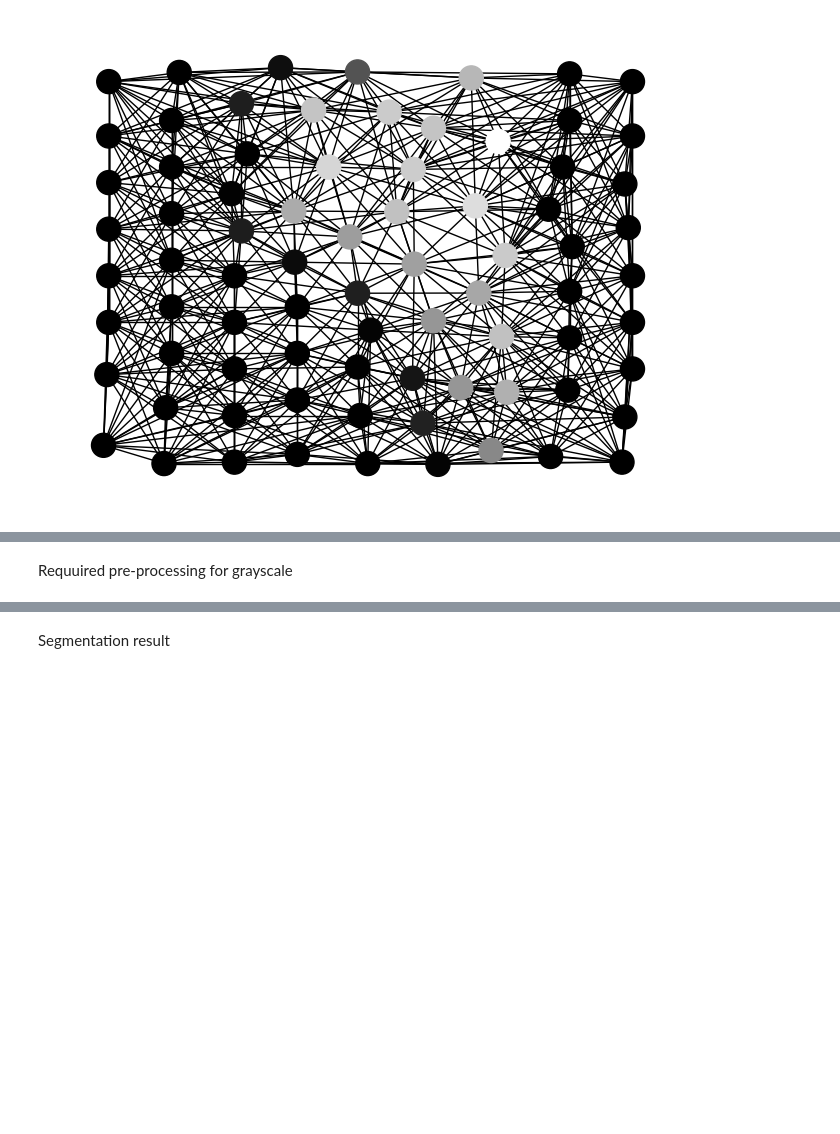
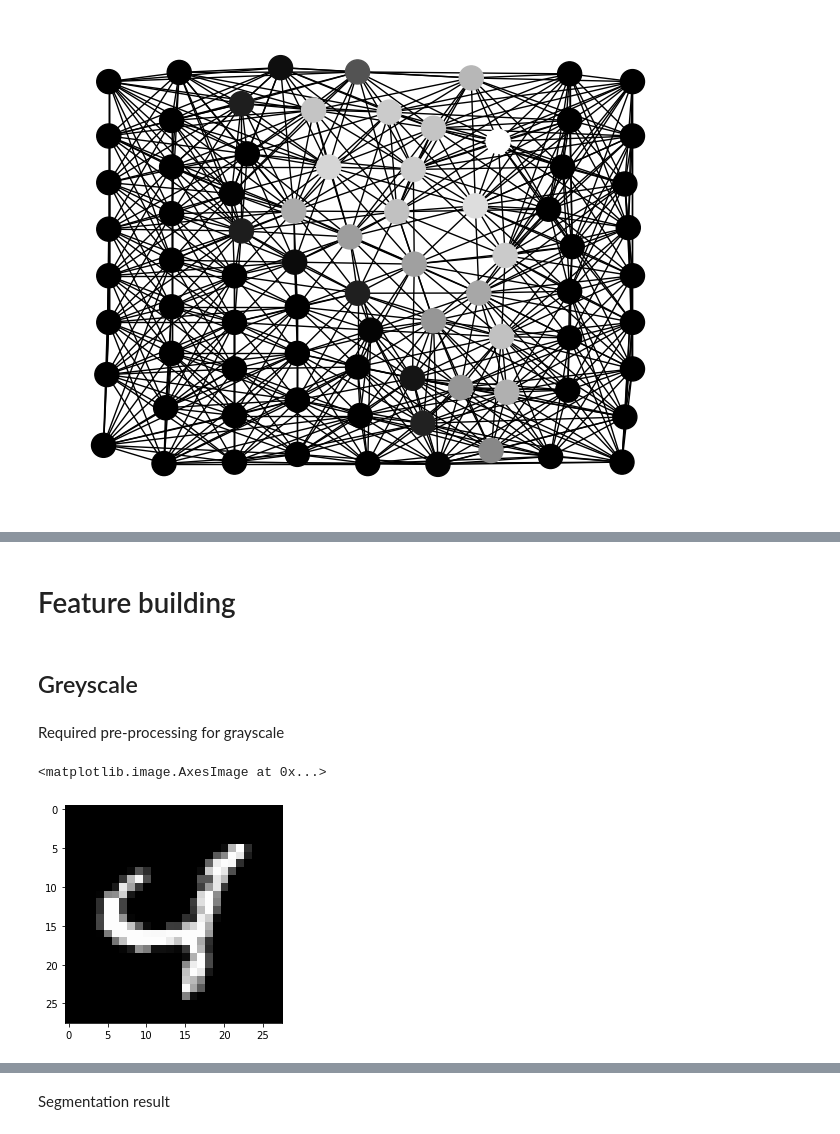
Before and after one commit to jpelayx/mnist-graphs, a Jupyter notebook: viz.ipynb, the cells around one changed output, grey strips where cells are left out. Drawn from its saved outputs; the diff is of its cells as text; code cells hidden in the pictures; blank space fills up the shorter version.

```diff
--- a/viz.ipynb
+++ b/viz.ipynb
@@ -80,12 +75,25 @@ Feature building
+# %% [markdown]
+# Feature building
 # %%
 from compute_features import color_features, grayscale_features
 import networkx as nx
 from torch_geometric.utils import to_networkx
+# %% [markdown]
+## Greyscale
 # %% [markdown]
-Requuired pre-processing for grayscale
+Required pre-processing for grayscale
 # %%
 
 ds = datasets.MNIST(root="mnist/test", train=False, download=True, transform=T.ToTensor())
+# %%
+img, y = ds[67]
+_, dim0, dim1 = img.shape
+img_np = img.view(dim0, dim1).numpy()
+plt.imsave('imgs/mnist-ex.png', img_np, cmap='gray')
+plt.imshow(img_np, cmap='gray')
+# %% [output]
+<matplotlib.image.AxesImage at 0x...>
+[figure, added]
 # %%
 img, y = ds[67]
 _, dim0, dim1 = img.shape
```
Also changed, not shown: parts of 13 cells of this notebook.
